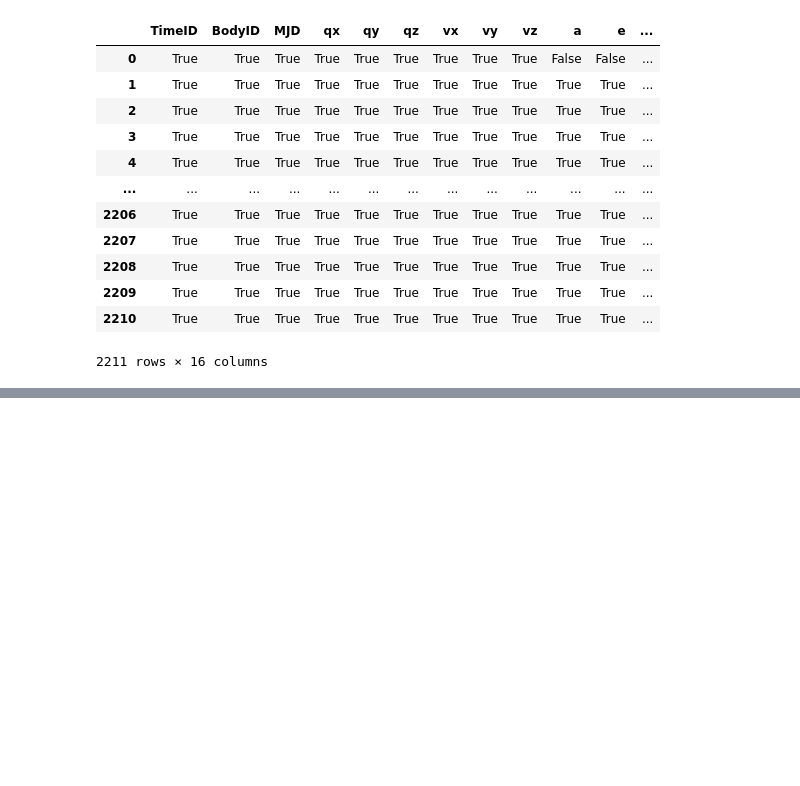
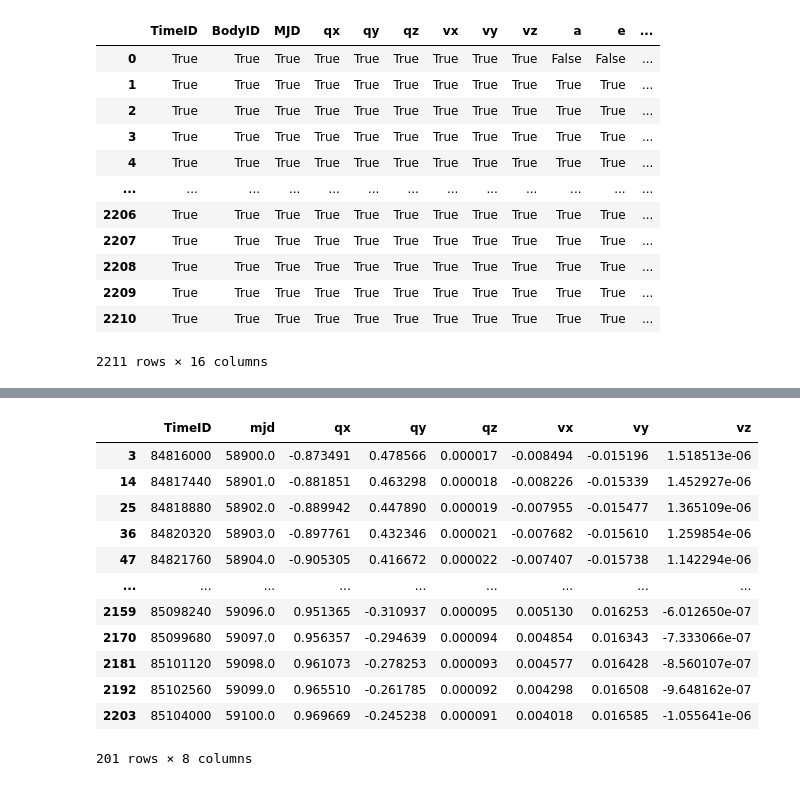
Before and after one commit to memanuel/kepler-sieve, a Jupyter notebook: jupyter/planets_integrate.ipynb, the cells around one changed output, grey strips where cells are left out. Saved outputs shown, nothing was run; the diff lists cells and outputs as text; code cells hidden in the pictures; blank space fills up the shorter version.

```diff
--- a/jupyter/planets_integrate.ipynb
+++ b/jupyter/planets_integrate.ipynb
@@ -102,0 +126,16 @@ df2==df
+# %%
+df_earth[cols]
+# %% [output]
+|  | TimeID | mjd | qx | qy | qz | vx | vy | vz |
+| 3 | 84816000 | 58900.0 | -0.873491 | 0.478566 | 0.000017 | -0.008494 | -0.015196 | 1.518513e-06 |
+| 14 | 84817440 | 58901.0 | -0.881851 | 0.463298 | 0.000018 | -0.008226 | -0.015339 | 1.452927e-06 |
+| 25 | 84818880 | 58902.0 | -0.889942 | 0.447890 | 0.000019 | -0.007955 | -0.015477 | 1.365109e-06 |
+| 36 | 84820320 | 58903.0 | -0.897761 | 0.432346 | 0.000021 | -0.007682 | -0.015610 | 1.259854e-06 |
+| 47 | 84821760 | 58904.0 | -0.905305 | 0.416672 | 0.000022 | -0.007407 | -0.015738 | 1.142294e-06 |
+| ... | ... | ... | ... | ... | ... | ... | ... | ... |
+| 2159 | 85098240 | 59096.0 | 0.951365 | -0.310937 | 0.000095 | 0.005130 | 0.016253 | -6.012650e-07 |
+| 2170 | 85099680 | 59097.0 | 0.956357 | -0.294639 | 0.000094 | 0.004854 | 0.016343 | -7.333066e-07 |
+| 2181 | 85101120 | 59098.0 | 0.961073 | -0.278253 | 0.000093 | 0.004577 | 0.016428 | -8.560107e-07 |
+| 2192 | 85102560 | 59099.0 | 0.965510 | -0.261785 | 0.000092 | 0.004298 | 0.016508 | -9.648162e-07 |
+| 2203 | 85104000 | 59100.0 | 0.969669 | -0.245238 | 0.000091 | 0.004018 | 0.016585 | -1.055641e-06 |
+201 rows × 8 columns
```
Also changed, not shown: parts of 4 cells of this notebook, 3 other files.
